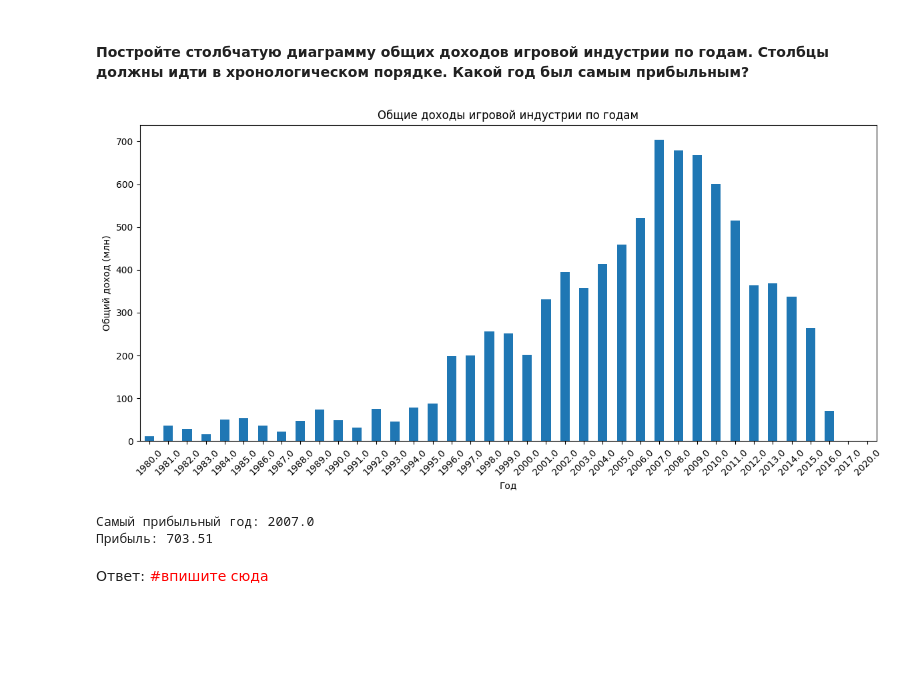
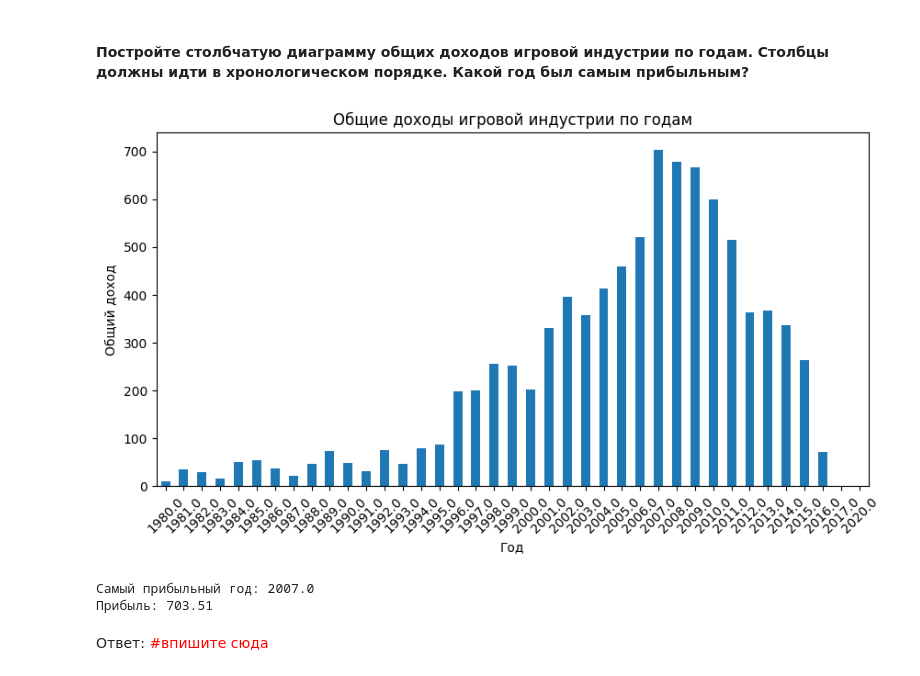
Before and after one commit to DortanMors/DataScienceLabs, a Jupyter notebook: lab_2.1_6407_ФоминВС.ipynb, the cells around one changed output. Drawn from its saved outputs; the diff is of its cells as text; code cells hidden in the pictures; blank space fills up the shorter version.

```diff
--- a/lab_2.1_6407_ФоминВС.ipynb
+++ b/lab_2.1_6407_ФоминВС.ipynb
@@ -226,24 +215,20 @@ print("Самая удачная пятилетка для игростроя:",
 # %%
 # Группировка данных по годам и вычисление суммарных доходов для каждого года
 sum_by_year = df.groupby('Year')['Global_Sales'].sum()
 
-# Построение столбчатой диаграммы
-plt.figure(figsize=(12, 6))
+plt.figure(figsize=(10, 5))
 sum_by_year.plot(kind='bar')
 plt.title('Общие доходы игровой индустрии по годам')
 plt.xlabel('Год')
-plt.ylabel('Общий доход (млн)')
 plt.xticks(rotation=45)
-plt.tight_layout()
+plt.ylabel('Общий доход')
 plt.show()
 
 # Нахождение года с самым высоким общим доходом
-most_successful_year = sum_by_year.idxmax()
-max_sum_by_year = sum_by_year.max()
-print("Самый прибыльный год:", most_successful_year)
-print("Прибыль:", max_sum_by_year)
+print("Самый прибыльный год:", sum_by_year.idxmax())
+print("Прибыль:", sum_by_year.max())
 # %% [output]
-[figure, old version]
+[figure, new version]
 Самый прибыльный год: 2007.0
 Прибыль: 703.51
 # %% [markdown]
```
Also changed, not shown: parts of 9 cells of this notebook.
